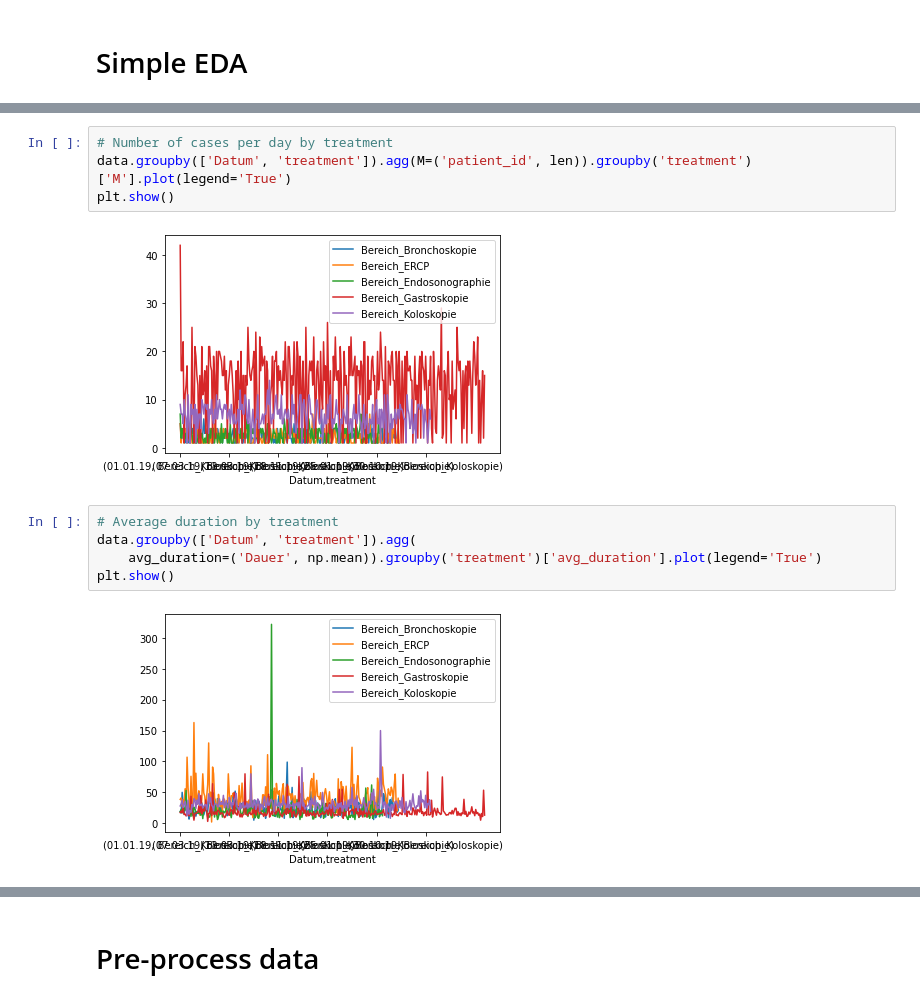
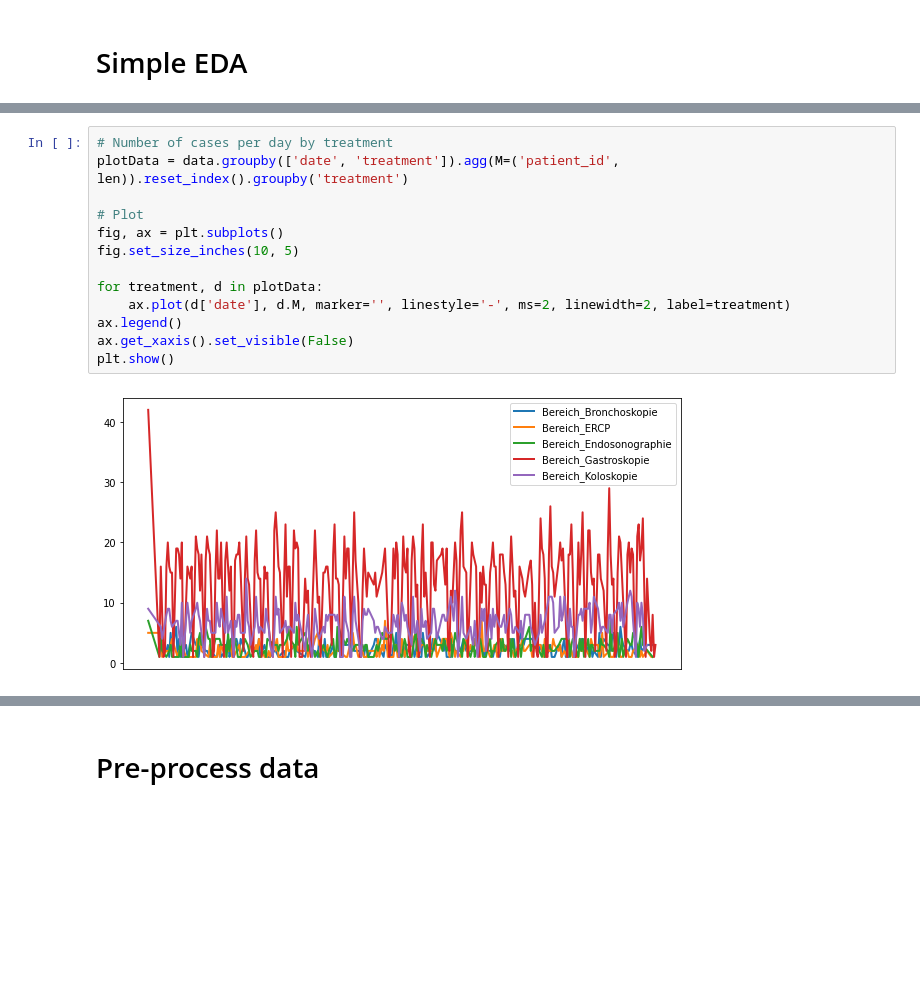
Before and after one commit to FelixGSchmidt/dddex_experiments, a Jupyter notebook: PatientScheduling/Code/_PreProcessing.ipynb, the cells around one changed output, grey strips where cells are left out. Drawn from its saved outputs; the diff is of its cells as text; blank space fills up the shorter version.

Commit message:
update preprocessing patient scheduling

```diff
--- a/PatientScheduling/Code/_PreProcessing.ipynb
+++ b/PatientScheduling/Code/_PreProcessing.ipynb
@@ -73,14 +75,16 @@ plt.show()
 # %%
 # Number of cases per day by treatment
-data.groupby(['Datum', 'treatment']).agg(M=('patient_id', len)).groupby('treatment')['M'].plot(legend='True')
+plotData = data.groupby(['date', 'treatment']).agg(M=('patient_id', len)).reset_index().groupby('treatment')
+
+# Plot
+fig, ax = plt.subplots()
+fig.set_size_inches(10, 5)
+
+for treatment, d in plotData:
+    ax.plot(d['date'], d.M, marker='', linestyle='-', ms=2, linewidth=2, label=treatment)
+ax.legend()
+ax.get_xaxis().set_visible(False)
 plt.show()
 # %% [output]
-[figure, old version]
+[figure, new version]
-# %%
-# Average duration by treatment
-data.groupby(['Datum', 'treatment']).agg(
-    avg_duration=('Dauer', np.mean)).groupby('treatment')['avg_duration'].plot(legend='True')
-plt.show()
-# %% [output]
-[figure, removed]
 # %%
```
Also changed, not shown: parts of 9 cells of this notebook, 1 other file.
